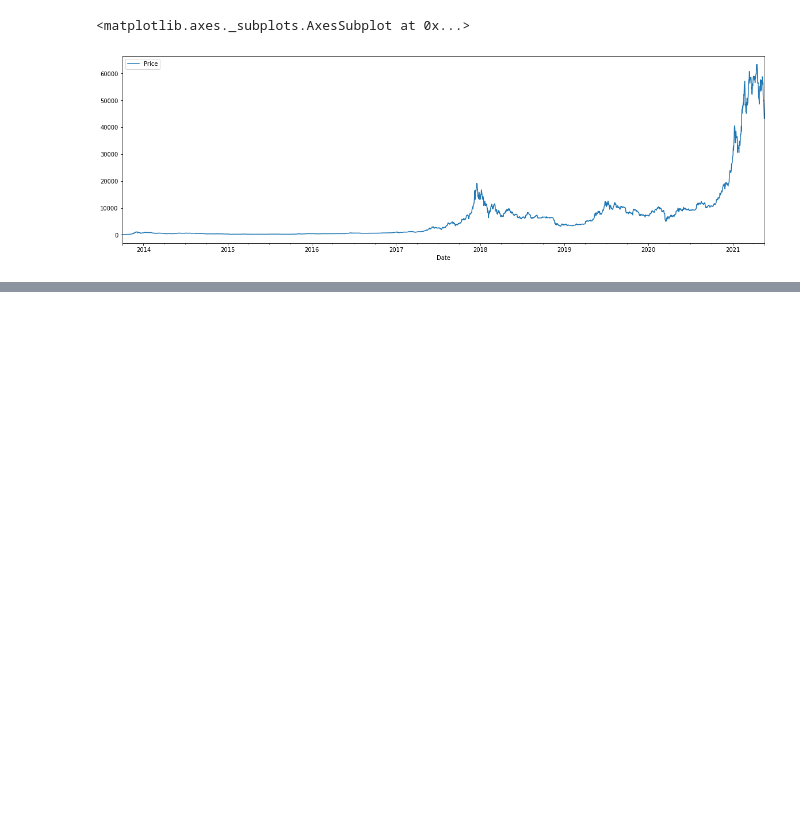
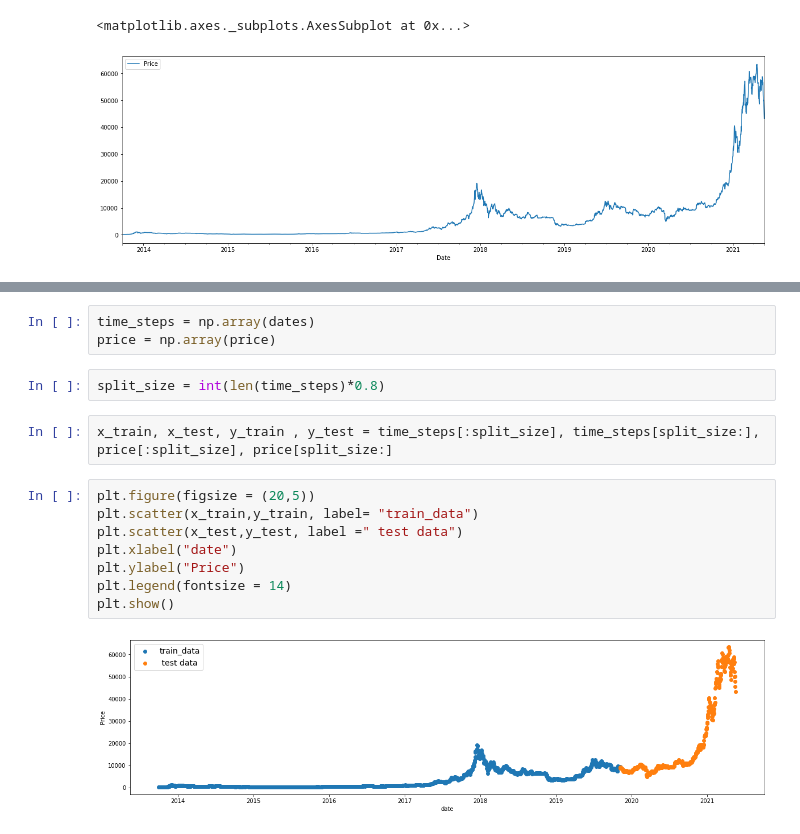
Before and after one commit to MahmutAtia/Time-Series-Analysis-in-Python, a Jupyter notebook: Time Series Analysis With TensorFlow.ipynb, the cells around one changed output, grey strips where cells are left out. Saved outputs shown, nothing was run; the diff lists cells and outputs as text; blank space fills up the shorter version.

Commit message:
Time Series models

```diff
--- a/Time Series Analysis With TensorFlow.ipynb
+++ b/Time Series Analysis With TensorFlow.ipynb
@@ -47,0 +70,17 @@ df_price.plot(figsize =(20,6))
+# %%
+time_steps = np.array(dates)
+price = np.array(price)
+# %%
+split_size = int(len(time_steps)*0.8)
+# %%
+x_train, x_test, y_train , y_test = time_steps[:split_size], time_steps[split_size:], price[:split_size], price[split_size:]
+# %%
+plt.figure(figsize = (20,5))
+plt.scatter(x_train,y_train, label= "train_data")
+plt.scatter(x_test,y_test, label =" test data")
+plt.xlabel("date")
+plt.ylabel("Price")
+plt.legend(fontsize = 14)
+plt.show()
+# %% [output]
+[figure, added]
```
Also changed, not shown: parts of 13 cells of this notebook.
